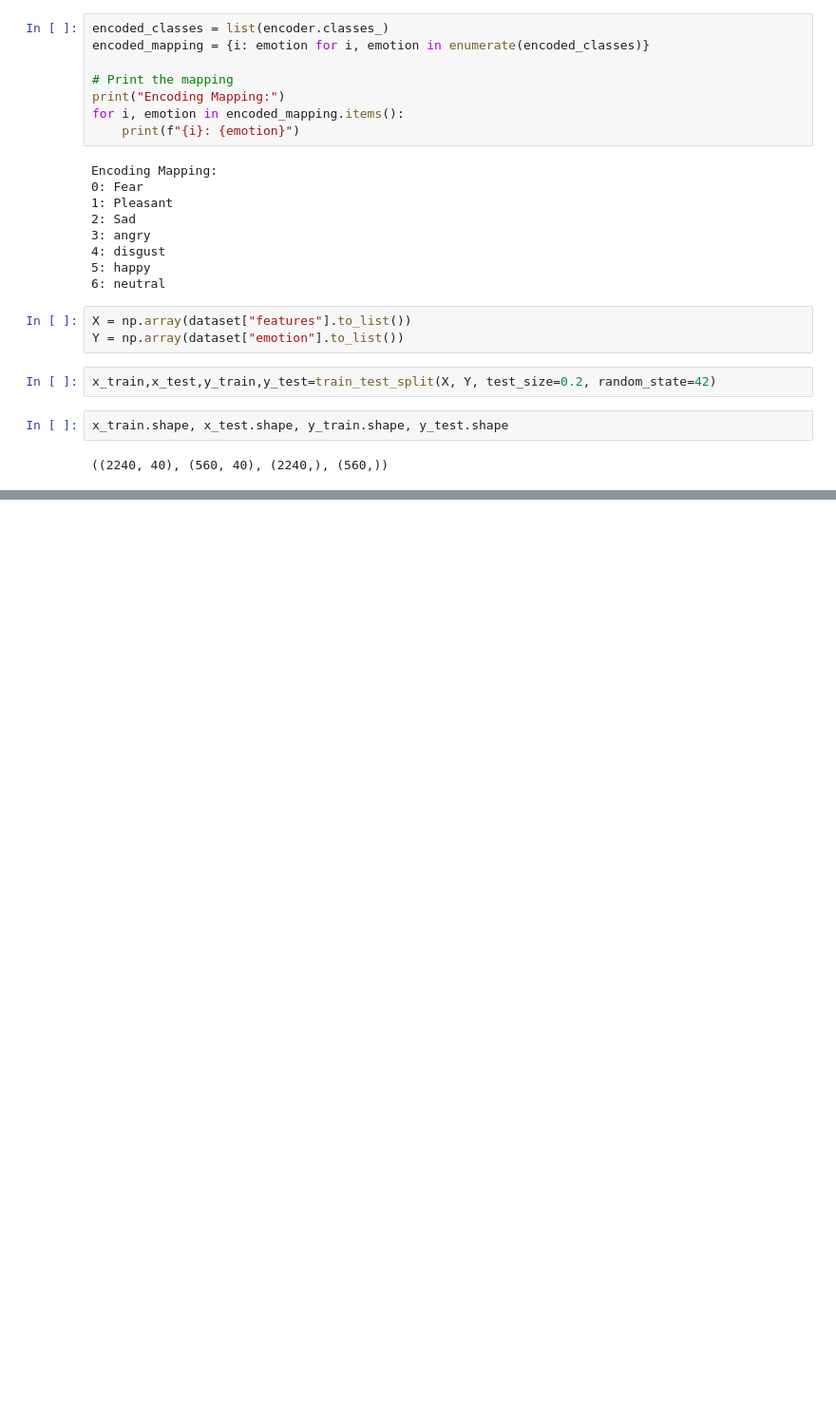
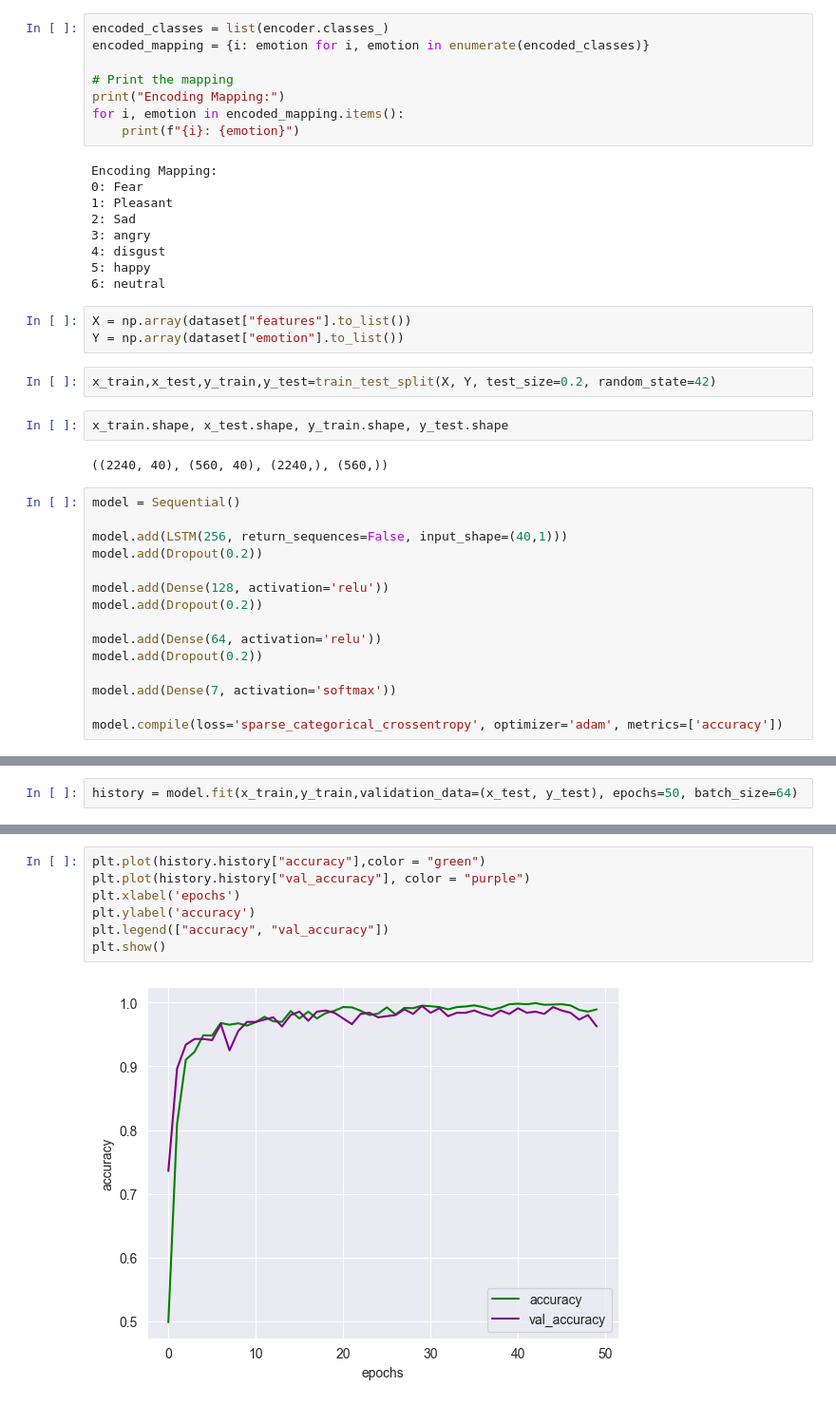
Before and after one commit to Ash2809/Speech-Emotion-Recognition, a Jupyter notebook: rec.ipynb, the cells around one changed output, grey strips where cells are left out. Shown at 95% size. Cells and saved outputs as stored; diff of their text form; blank space fills up the shorter version.

```diff
--- a/rec.ipynb
+++ b/rec.ipynb
@@ -134,3 +134,18 @@ x_train,x_test,y_train,y_test=train_test_split(X, Y, test_size=0.2, random_state
 x_train.shape, x_test.shape, y_train.shape, y_test.shape
 # %% [output]
 ((2240, 40), (560, 40), (2240,), (560,))
+# %%
+model = Sequential()
+
+model.add(LSTM(256, return_sequences=False, input_shape=(40,1)))
+model.add(Dropout(0.2))
+
+model.add(Dense(128, activation='relu'))
+model.add(Dropout(0.2))
+
+model.add(Dense(64, activation='relu'))
+model.add(Dropout(0.2))
+
+model.add(Dense(7, activation='softmax'))
+
+model.compile(loss='sparse_categorical_crossentropy', optimizer='adam', metrics=['accuracy'])
@@ -136,0 +172,2 @@ x_train.shape, x_test.shape, y_train.shape, y_test.shape
+# %%
+history = model.fit(x_train,y_train,validation_data=(x_test, y_test), epochs=50, batch_size=64)
@@ -136,0 +192,9 @@ x_train.shape, x_test.shape, y_train.shape, y_test.shape
+# %%
+plt.plot(history.history["accuracy"],color = "green")
+plt.plot(history.history["val_accuracy"], color = "purple")
+plt.xlabel('epochs')
+plt.ylabel('accuracy')
+plt.legend(["accuracy", "val_accuracy"])
+plt.show()
+# %% [output]
+[figure, added]
```
Also changed, not shown: parts of 3 cells of this notebook, 1 other file.
